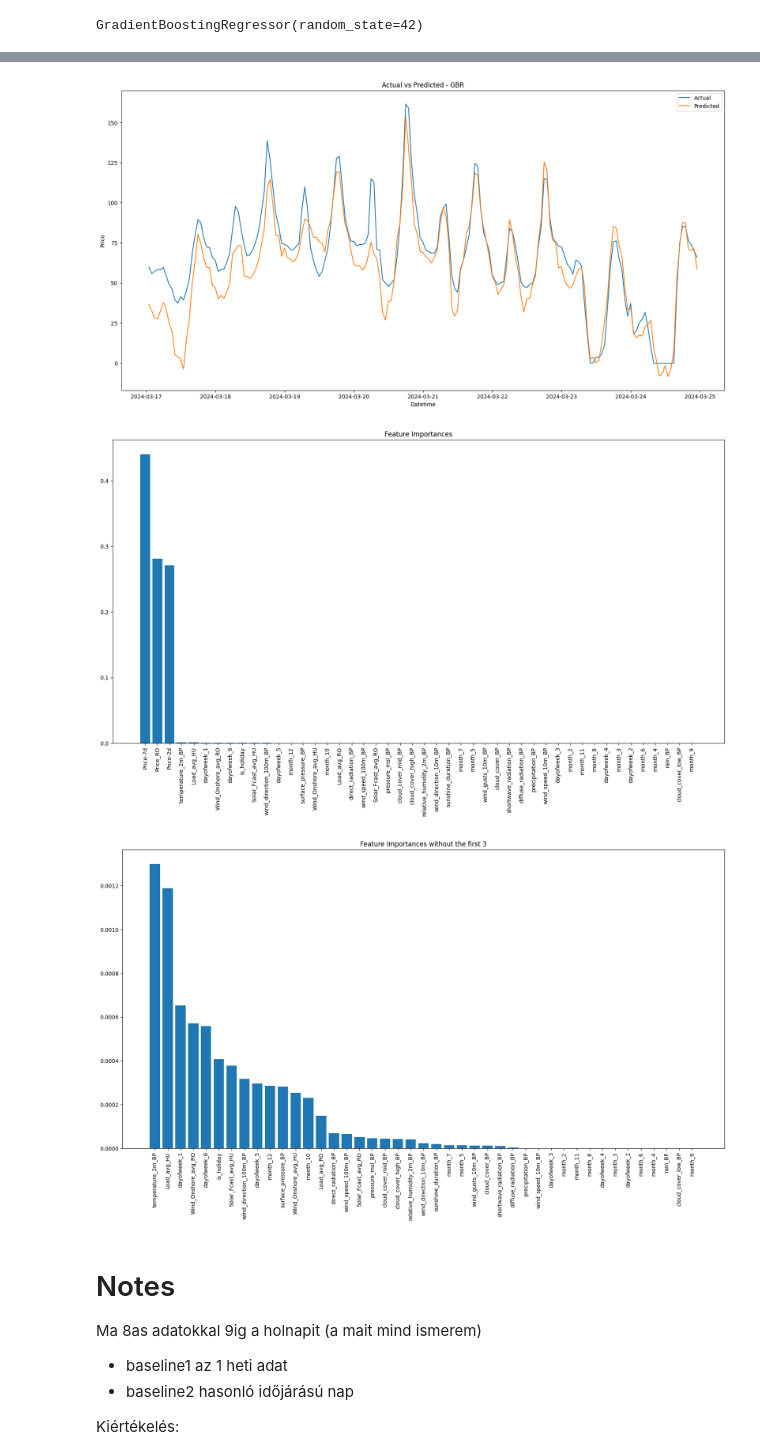
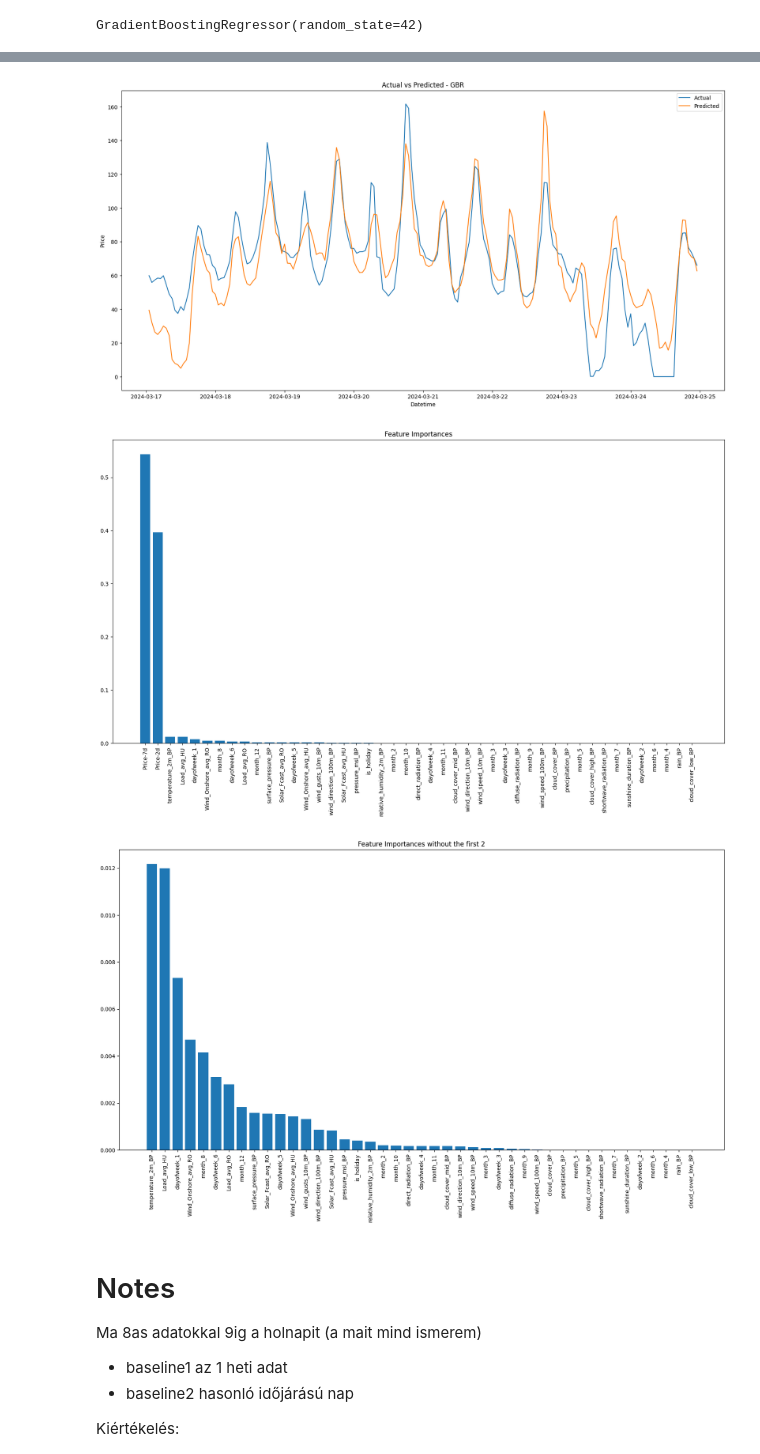
Before and after one commit to BotondProhaszka/msc_szakdolgozat, a Jupyter notebook: main.ipynb, the cells around one changed output, grey strips where cells are left out. Drawn from its saved outputs; the diff is of its cells as text; code cells hidden in the pictures.

Commit message:
Remove price from input cols

```diff
--- a/main.ipynb
+++ b/main.ipynb
@@ -404,7 +404,7 @@ df.head(1).T
 # %%
 test_end_date = '2024-03-17'
 # %%
-do_not_use_cols = ['Price_HU', 'Datetime', 'month', 'day', 'hour', 'weekday', 'dayoftheweek', 'date', 'Datetime-2d', 'Datetime-7d']
+do_not_use_cols = ['Price_HU', 'Price_RO', 'Datetime', 'month', 'day', 'hour', 'weekday', 'dayoftheweek', 'date', 'Datetime-2d', 'Datetime-7d']
 # %%
 in_cols = set(df.columns.tolist()) - set(do_not_use_cols)
 target_col = f'Price_{target_country_code}'
@@ -521,7 +521,7 @@ plt.ylabel('Price')
 plt.legend()
 plt.show()
 # %% [output]
-[figure, old version]
+[figure, new version]
 # %%
 #plot the feature importances
 plt.figure(figsize=(20,10))
@@ -530,16 +530,15 @@ plt.xticks(rotation=90)
 plt.title('Feature Importances')
 plt.show()
 # %% [output]
-[figure, old version]
+[figure, new version]
 # %%
-#plot the feature importances without the first 3
 plt.figure(figsize=(20,10))
-plt.bar([x[0] for x in feature_importances[3:]], [x[1] for x in feature_importances[3:]])
+plt.bar([x[0] for x in feature_importances[2:]], [x[1] for x in feature_importances[2:]])
 plt.xticks(rotation=90)
-plt.title('Feature Importances without the first 3')
+plt.title('Feature Importances without the first 2')
 plt.show()
 # %% [output]
-[figure, old version]
+[figure, new version]
 # %% [markdown]
 # Notes
 
```
Also changed, not shown: parts of 3 cells of this notebook.
